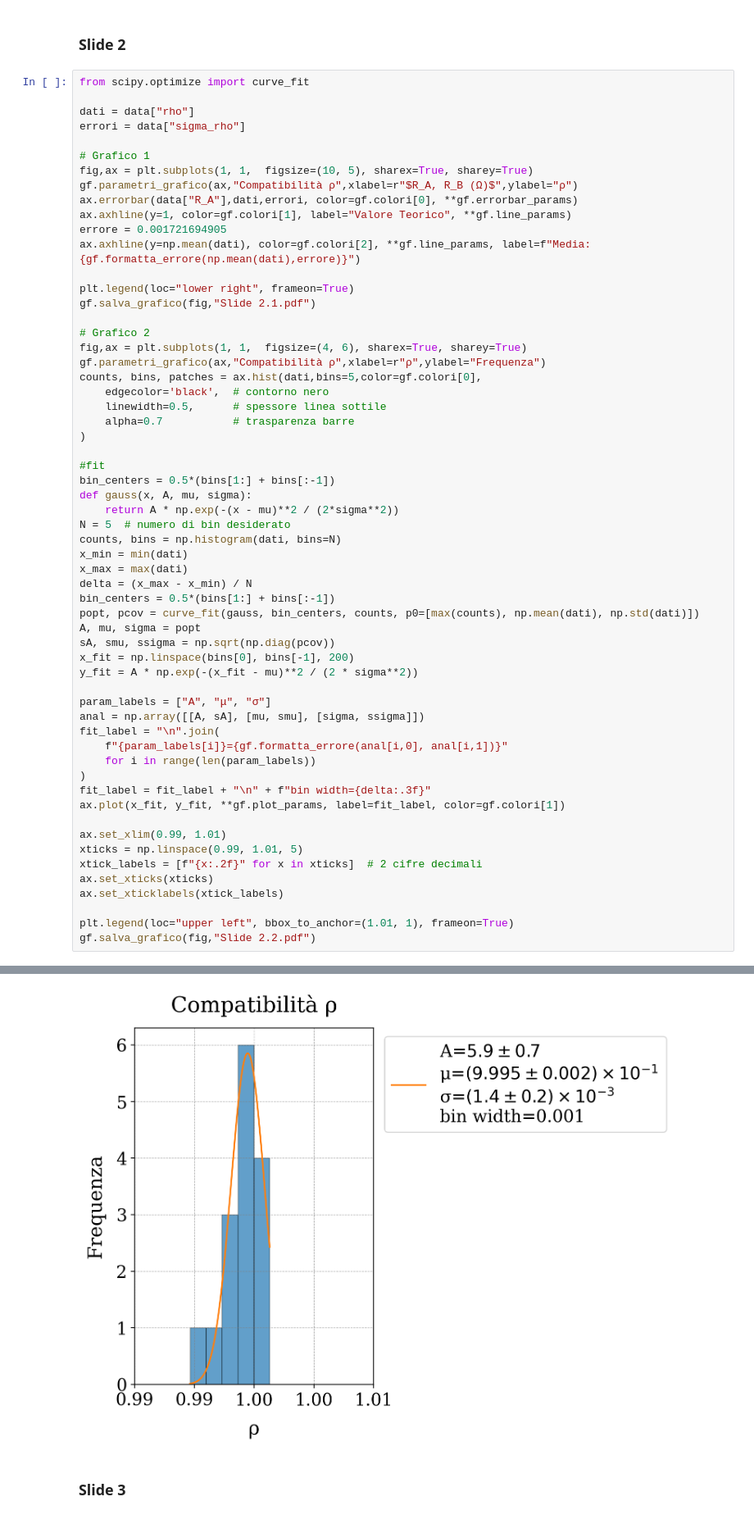
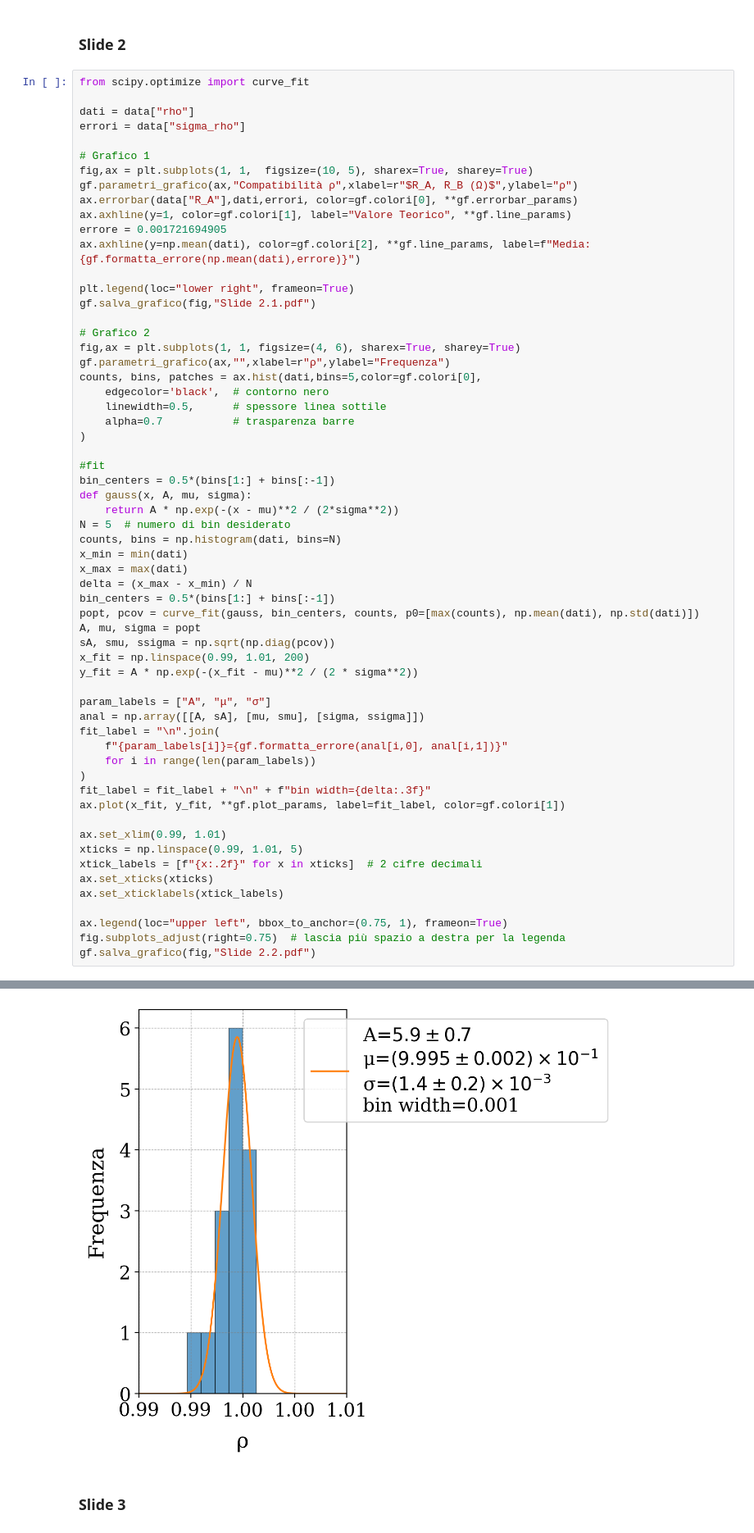
Before and after one commit to nichettg/Codici, a Jupyter notebook: 3. Ponte Wheatstone/analisi.ipynb, the cells around one changed output, grey strips where cells are left out. Shown at 82% size. Drawn from its saved outputs; the diff is of its cells as text.

```diff
--- a/3. Ponte Wheatstone/analisi.ipynb
+++ b/3. Ponte Wheatstone/analisi.ipynb
@@ -463,8 +463,8 @@ plt.legend(loc="lower right", frameon=True)
 gf.salva_grafico(fig,"Slide 2.1.pdf")
 
 # Grafico 2
-fig,ax = plt.subplots(1, 1,  figsize=(4, 6), sharex=True, sharey=True)
-gf.parametri_grafico(ax,"Compatibilità ρ",xlabel=r"ρ",ylabel="Frequenza")
+fig,ax = plt.subplots(1, 1, figsize=(4, 6), sharex=True, sharey=True)
+gf.parametri_grafico(ax,"",xlabel=r"ρ",ylabel="Frequenza")
 counts, bins, patches = ax.hist(dati,bins=5,color=gf.colori[0],
     edgecolor='black',  # contorno nero
     linewidth=0.5,      # spessore linea sottile
@@ -477,36 +477,37 @@ def gauss(x, A, mu, sigma):
     return A * np.exp(-(x - mu)**2 / (2*sigma**2))
 N = 5  # numero di bin desiderato
 counts, bins = np.histogram(dati, bins=N)
 x_min = min(dati)
 x_max = max(dati)
 delta = (x_max - x_min) / N
 bin_centers = 0.5*(bins[1:] + bins[:-1])
 popt, pcov = curve_fit(gauss, bin_centers, counts, p0=[max(counts), np.mean(dati), np.std(dati)])
 A, mu, sigma = popt
 sA, smu, ssigma = np.sqrt(np.diag(pcov))
-x_fit = np.linspace(bins[0], bins[-1], 200)
+x_fit = np.linspace(0.99, 1.01, 200)
 y_fit = A * np.exp(-(x_fit - mu)**2 / (2 * sigma**2))
 
 param_labels = ["A", "μ", "σ"]
 anal = np.array([[A, sA], [mu, smu], [sigma, ssigma]])
 fit_label = "\n".join(
     f"{param_labels[i]}={gf.formatta_errore(anal[i,0], anal[i,1])}"
     for i in range(len(param_labels))
 )
 fit_label = fit_label + "\n" + f"bin width={delta:.3f}"
 ax.plot(x_fit, y_fit, **gf.plot_params, label=fit_label, color=gf.colori[1])
 
 ax.set_xlim(0.99, 1.01)
 xticks = np.linspace(0.99, 1.01, 5)
 xtick_labels = [f"{x:.2f}" for x in xticks]  # 2 cifre decimali
 ax.set_xticks(xticks)
 ax.set_xticklabels(xtick_labels)
 
-plt.legend(loc="upper left", bbox_to_anchor=(1.01, 1), frameon=True)
+ax.legend(loc="upper left", bbox_to_anchor=(0.75, 1), frameon=True)
+fig.subplots_adjust(right=0.75)  # lascia più spazio a destra per la legenda
 gf.salva_grafico(fig,"Slide 2.2.pdf")
 # %% [output]
 [figure]
-[figure, old version]
+[figure, new version]
 # %% [markdown]
 ### Slide 3
 # %%
```
Also changed, not shown: 5 other files.
